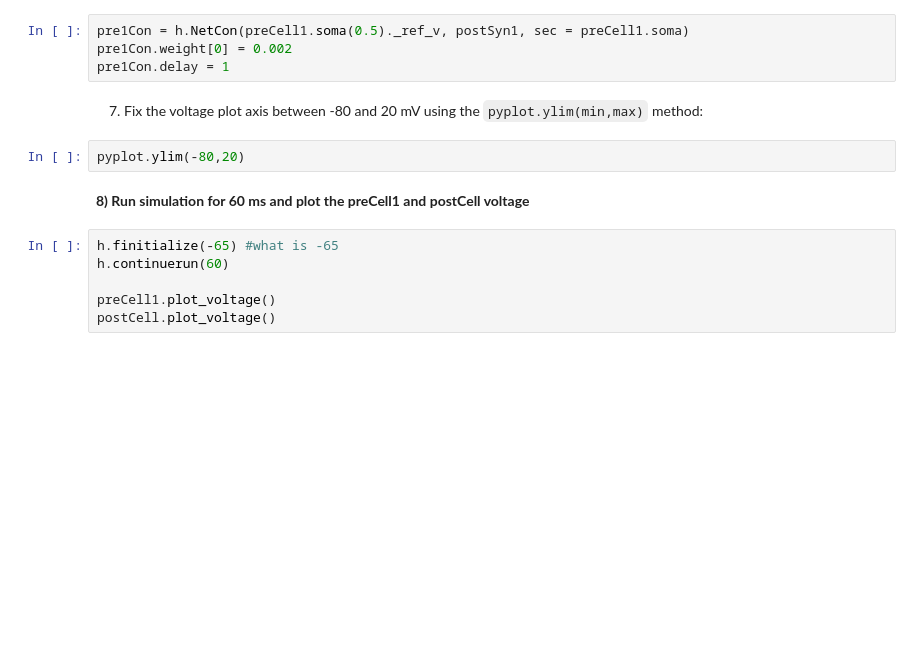
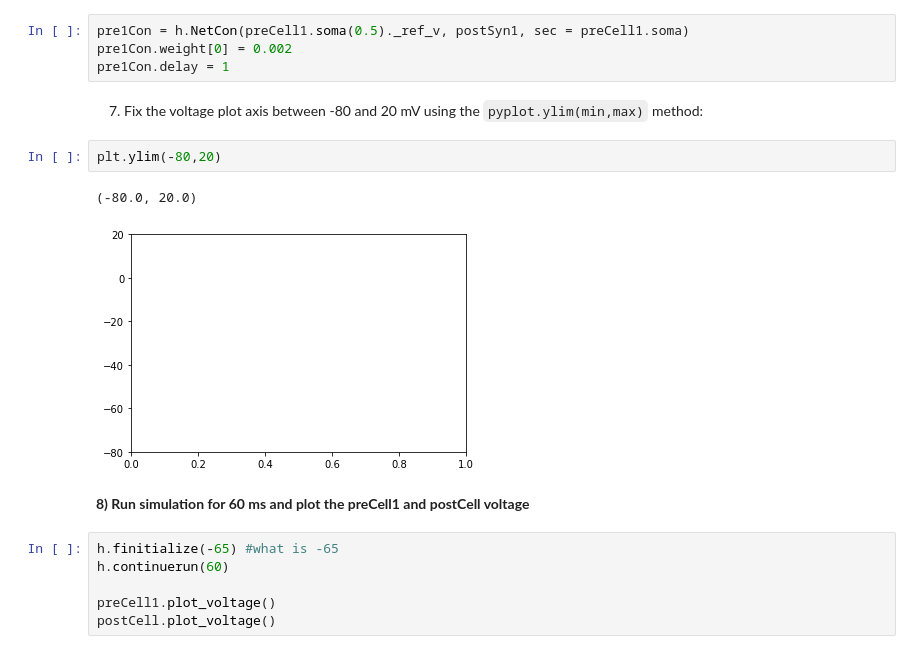
Before and after one commit to claireshort4/NetPyNE-course, a Jupyter notebook: Connections_Tutorial_Part_1.ipynb, the cells around one changed output. Drawn from its saved outputs; the diff is of its cells as text; blank space fills up the shorter version.

```diff
--- a/Connections_Tutorial_Part_1.ipynb
+++ b/Connections_Tutorial_Part_1.ipynb
@@ -110,7 +113,10 @@ pre1Con.delay = 1
 # %% [markdown]
 7) Fix the voltage plot axis between -80 and 20 mV using the `pyplot.ylim(min,max)` method:
 # %%
-pyplot.ylim(-80,20)
+plt.ylim(-80,20)
+# %% [output]
+(-80.0, 20.0)
+[figure, added]
 # %% [markdown]
 **8) Run simulation for 60 ms and plot the preCell1 and postCell voltage**
 # %%
```
Also changed, not shown: parts of 3 cells of this notebook.
